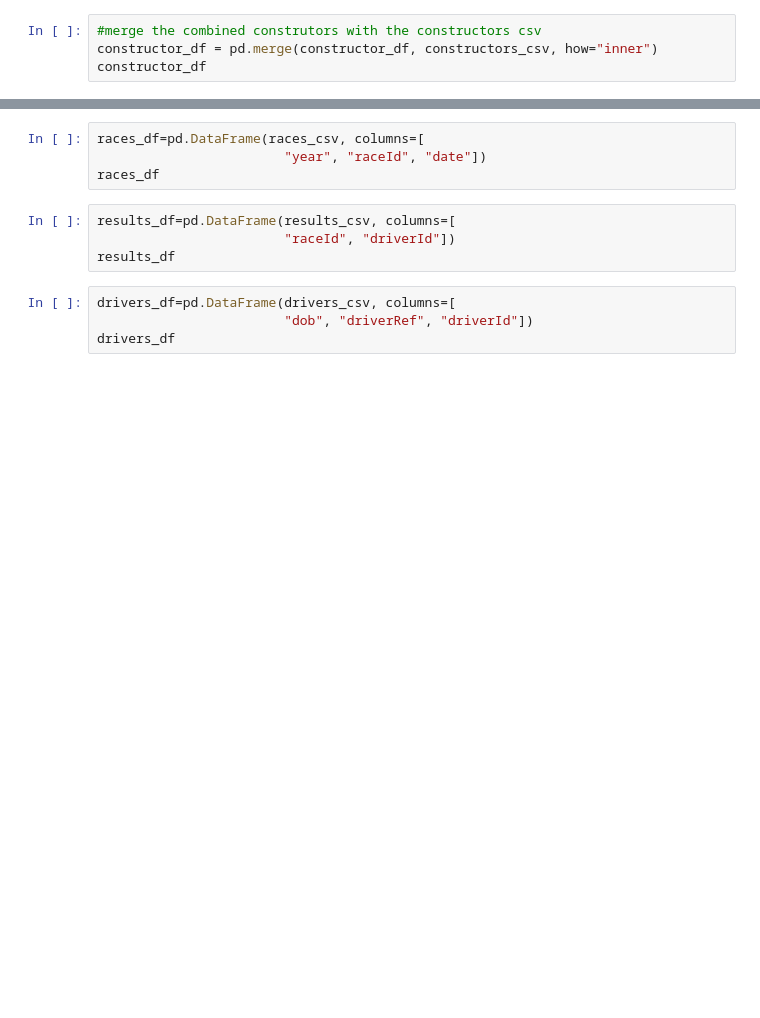
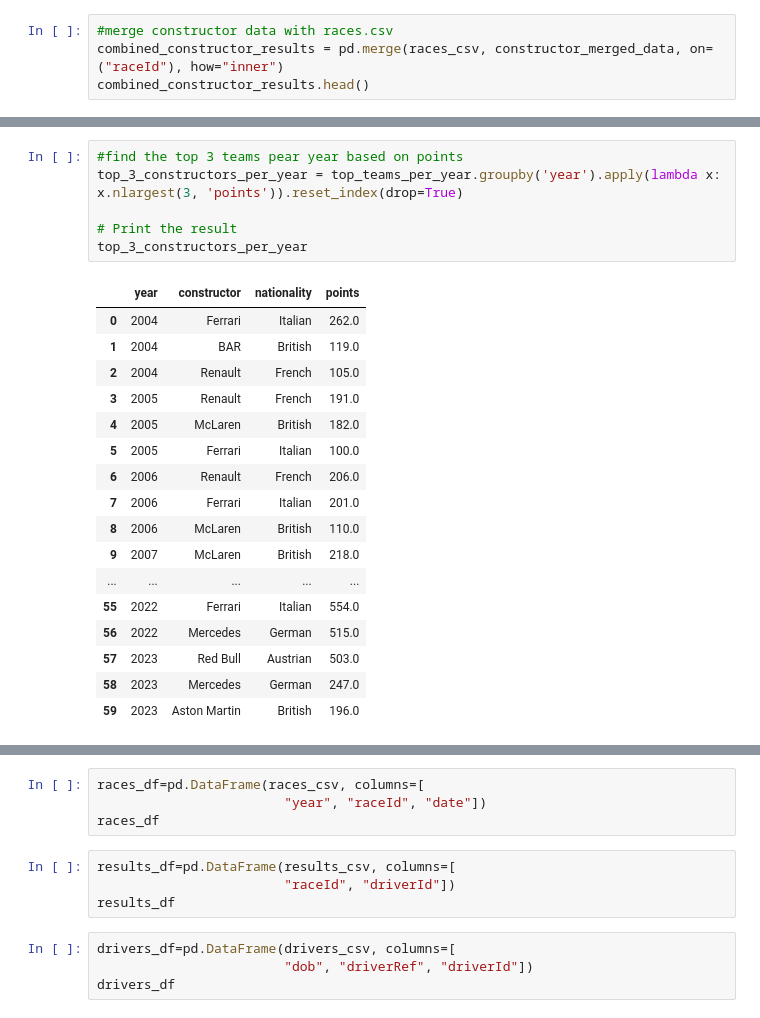
Before and after one commit to YargKlnc/Project1-Formula1, a Jupyter notebook: project.ipynb, the cells around one changed output, grey strips where cells are left out. Drawn from its saved outputs; the diff is of its cells as text; blank space fills up the shorter version.

```diff
--- a/project.ipynb
+++ b/project.ipynb
@@ -35,4 +45,4 @@ constructor_df
 # %%
-#merge the combined construtors with the constructors csv
-constructor_df = pd.merge(constructor_df, constructors_csv, how="inner")
-constructor_df
+#merge constructor data with races.csv
+combined_constructor_results = pd.merge(races_csv, constructor_merged_data, on=("raceId"), how="inner")
+combined_constructor_results.head()
@@ -65,0 +131,24 @@ win_counts.value_counts()
+# %%
+#find the top 3 teams pear year based on points
+top_3_constructors_per_year = top_teams_per_year.groupby('year').apply(lambda x: x.nlargest(3, 'points')).reset_index(drop=True)
+
+# Print the result
+top_3_constructors_per_year
+# %% [output]
+|  | year | constructor | nationality | points |
+| 0 | 2004 | Ferrari | Italian | 262.0 |
+| 1 | 2004 | BAR | British | 119.0 |
+| 2 | 2004 | Renault | French | 105.0 |
+| 3 | 2005 | Renault | French | 191.0 |
+| 4 | 2005 | McLaren | British | 182.0 |
+| 5 | 2005 | Ferrari | Italian | 100.0 |
+| 6 | 2006 | Renault | French | 206.0 |
+| 7 | 2006 | Ferrari | Italian | 201.0 |
+| 8 | 2006 | McLaren | British | 110.0 |
+| 9 | 2007 | McLaren | British | 218.0 |
+| ... | ... | ... | ... | ... |
+| 55 | 2022 | Ferrari | Italian | 554.0 |
+| 56 | 2022 | Mercedes | German | 515.0 |
+| 57 | 2023 | Red Bull | Austrian | 503.0 |
+| 58 | 2023 | Mercedes | German | 247.0 |
+| 59 | 2023 | Aston Martin | British | 196.0 |
```
Also changed, not shown: parts of 18 cells of this notebook.
